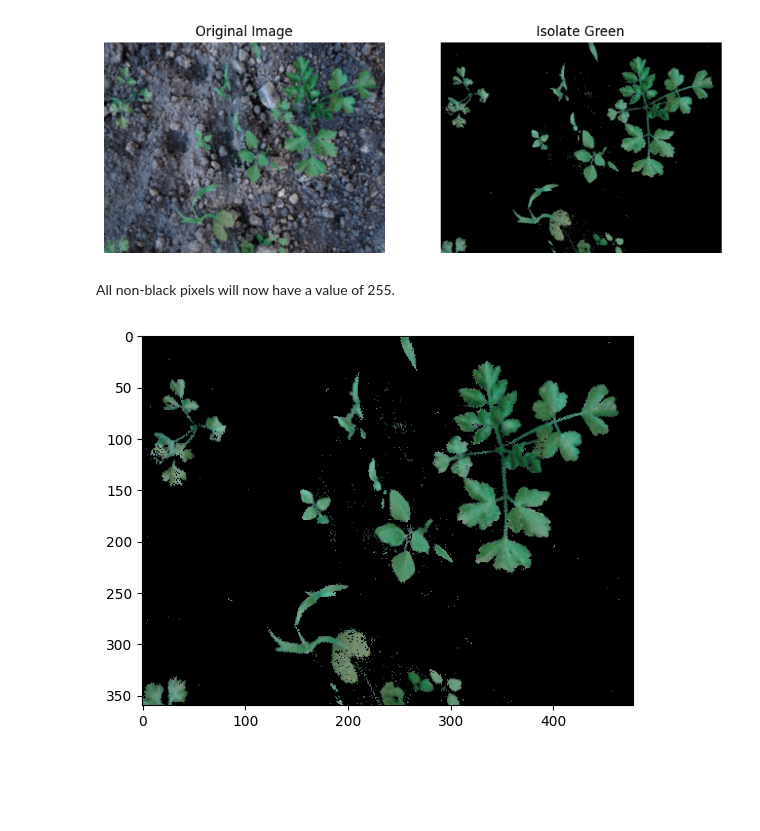
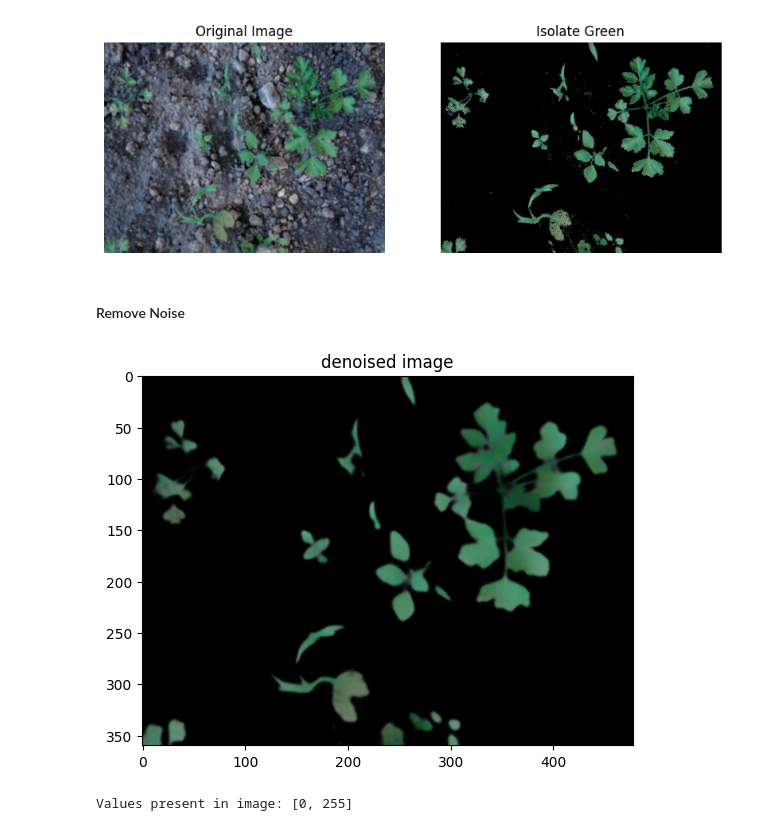
Before and after one commit to dokyun-kim4/weed-detection, a Jupyter notebook: clustering.ipynb, the cells around one changed output. Saved outputs shown, nothing was run; the diff lists cells and outputs as text; code cells hidden in the pictures; blank space fills up the shorter version.

```diff
--- a/clustering.ipynb
+++ b/clustering.ipynb
@@ -7,19 +12,7 @@ from sklearn.cluster import KMeans
 # %%
-# Read the image
-image = cv2.imread('img/img1.png')
+image= cv2.imread('img/img1.png')
 
-# Convert the image from BGR to HSV color space
-rgb_image = cv2.cvtColor(image, cv2.COLOR_BGR2HSV)
-
-# Define the lower and upper bounds for the green color in HSV
-lower_green = np.array([30,40,30])
-upper_green = np.array([100,255,255])
-
-# Create a mask to isolate the green areas
-mask = cv2.inRange(rgb_image, lower_green, upper_green)
-
-# Apply the mask to the original image
-green_areas = cv2.bitwise_and(image, image, mask=mask)
+green_areas = get_green(image)
 
 fig, axs = plt.subplots(1, 2, figsize=(10, 5))
 # Plot the original
@@ -35,17 +28,22 @@ axs[1].axis('off')
 plt.show()
 # %% [output]
 [figure]
-# %% [markdown]
-All non-black pixels will now have a value of 255.
+# %% [markdown]
+#### Remove Noise
+# %%
+img_denoised = cv2.fastNlMeansDenoisingColored(green_areas, None, h=70, templateWindowSize=7, searchWindowSize=21)
+plt.imshow(img_denoised); plt.title("denoised image"); plt.show()
+# %% [output]
+[figure, added]
 # %%
-arr = green_areas
-plt.figure()
-plt.imshow(arr)
-plt.show()
+glayer = img_denoised[:,:,1]
+
+arr = copy.deepcopy(glayer)
 for i in range(arr.shape[0]):
     for j in range(arr.shape[1]):
-        for k in range(arr.shape[2]):
-            if arr[i, j, k] != 0:
-                arr[i, j, k] = 255
+        if arr[i, j] > 0:
+            arr[i, j] = 255
+
+print(f"Values present in image: {[val for val in np.unique(arr)]}")
 # %% [output]
-[figure, removed]
+Values present in image: [0, 255]
```
Also changed, not shown: parts of 11 cells of this notebook.
